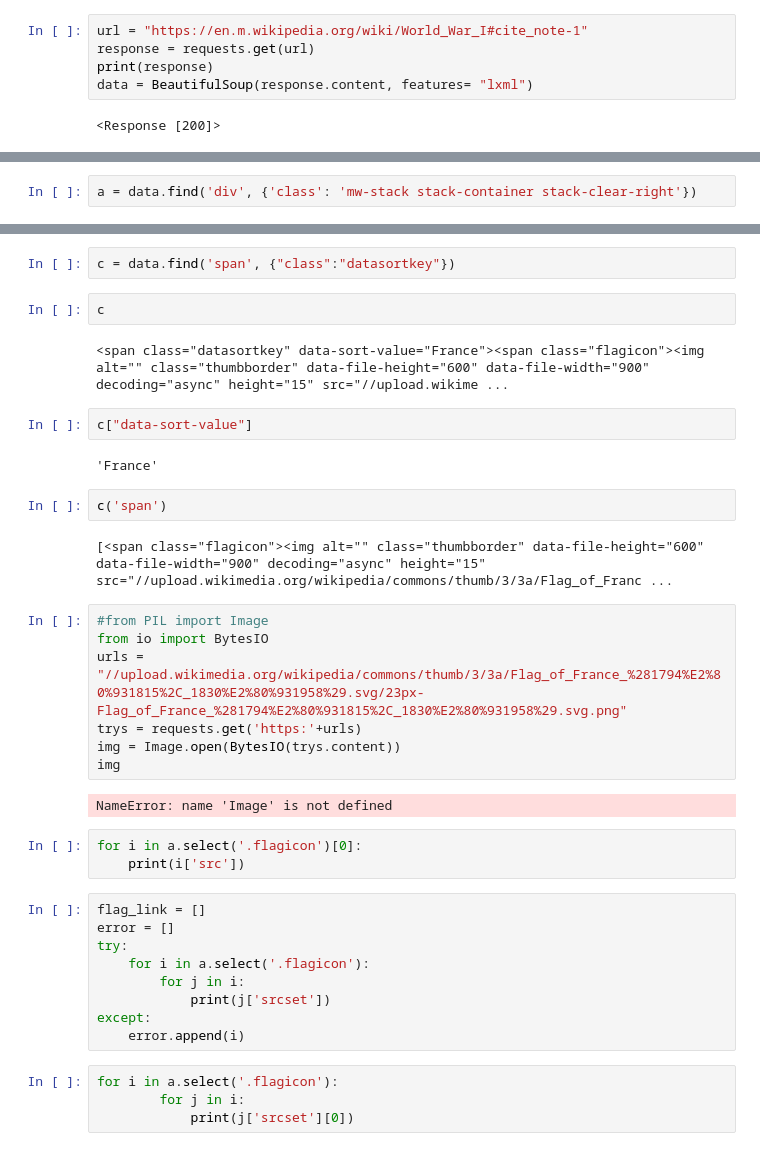
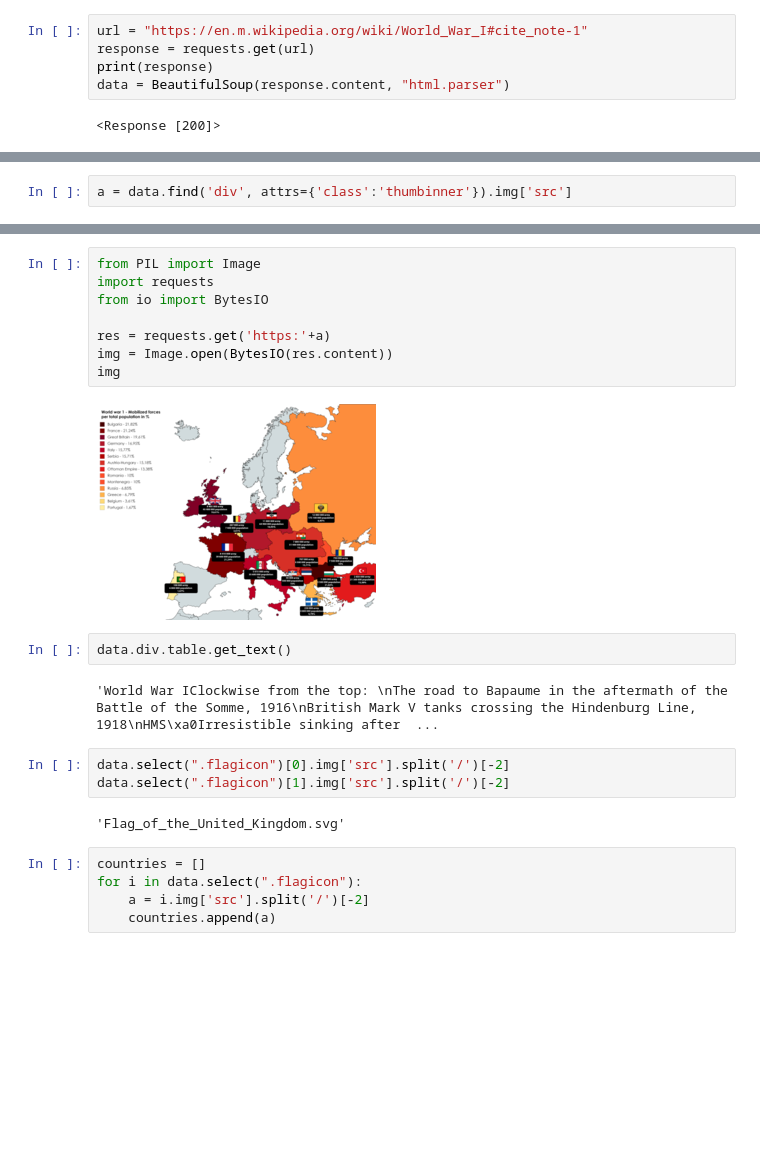
Before and after one commit to Suraj192/web_scrapping_wiki, a Jupyter notebook: scrapping_work.ipynb, the cells around one changed output, grey strips where cells are left out. Drawn from its saved outputs; the diff is of its cells as text; blank space fills up the shorter version.

```diff
--- a/scrapping_work.ipynb
+++ b/scrapping_work.ipynb
@@ -7,6 +11,6 @@ from bs4 import BeautifulSoup
 url = "https://en.m.wikipedia.org/wiki/World_War_I#cite_note-1"
 response = requests.get(url)
 print(response)
-data = BeautifulSoup(response.content, features= "lxml")
+data = BeautifulSoup(response.content, "html.parser")
 # %% [output]
 <Response [200]>
@@ -17,3 +17,3 @@ data.prettify()
 # %%
-a = data.find('div', {'class': 'mw-stack stack-container stack-clear-right'})
+a = data.find('div', attrs={'class':'thumbinner'}).img['src']
 # %%
@@ -25,39 +23,24 @@ b = data.find_all('tr')
-# %%
-c = data.find('span', {"class":"datasortkey"})
-# %%
-c
-# %% [output]
-<span class="datasortkey" data-sort-value="France"><span class="flagicon"><img alt="" class="thumbborder" data-file-height="600" data-file-width="900" decoding="async" height="15" src="//upload.wikime ...
-# %%
-c["data-sort-value"]
-# %% [output]
-'France'
-# %%
-c('span')
-# %% [output]
-[<span class="flagicon"><img alt="" class="thumbborder" data-file-height="600" data-file-width="900" decoding="async" height="15" src="//upload.wikimedia.org/wikipedia/commons/thumb/3/3a/Flag_of_Franc ...
-# %%
-#from PIL import Image
-from io import BytesIO
-urls = "//upload.wikimedia.org/wikipedia/commons/thumb/3/3a/Flag_of_France_%281794%E2%80%931815%2C_1830%E2%80%931958%29.svg/23px-Flag_of_France_%281794%E2%80%931815%2C_1830%E2%80%931958%29.svg.png"
-trys = requests.get('https:'+urls)
-img = Image.open(BytesIO(trys.content))
-img
-# %% [output]
-NameError: name 'Image' is not defined
+# %%
+from PIL import Image
+import requests
+from io import BytesIO
+
+res = requests.get('https:'+a)
+img = Image.open(BytesIO(res.content))
+img
+# %% [output]
+[figure, added]
+# %%
+data.div.table.get_text()
+# %% [output]
+'World War IClockwise from the top: \nThe road to Bapaume in the aftermath of the Battle of the Somme, 1916\nBritish Mark V tanks crossing the Hindenburg Line, 1918\nHMS\xa0Irresistible sinking after  ...
+# %%
+data.select(".flagicon")[0].img['src'].split('/')[-2]
+data.select(".flagicon")[1].img['src'].split('/')[-2]
+# %% [output]
+'Flag_of_the_United_Kingdom.svg'
 # %%
-for i in a.select('.flagicon')[0]:
-    print(i['src'])
+countries = []
+for i in data.select(".flagicon"):
+    a = i.img['src'].split('/')[-2]
+    countries.append(a)
-# %%
-flag_link = []
-error = []
-try:
-    for i in a.select('.flagicon'):
-        for j in i:
-            print(j['srcset'])
-except:
-    error.append(i)
-# %%
-for i in a.select('.flagicon'):
-        for j in i:
-            print(j['srcset'][0])
```
Also changed, not shown: parts of 17 cells of this notebook.
